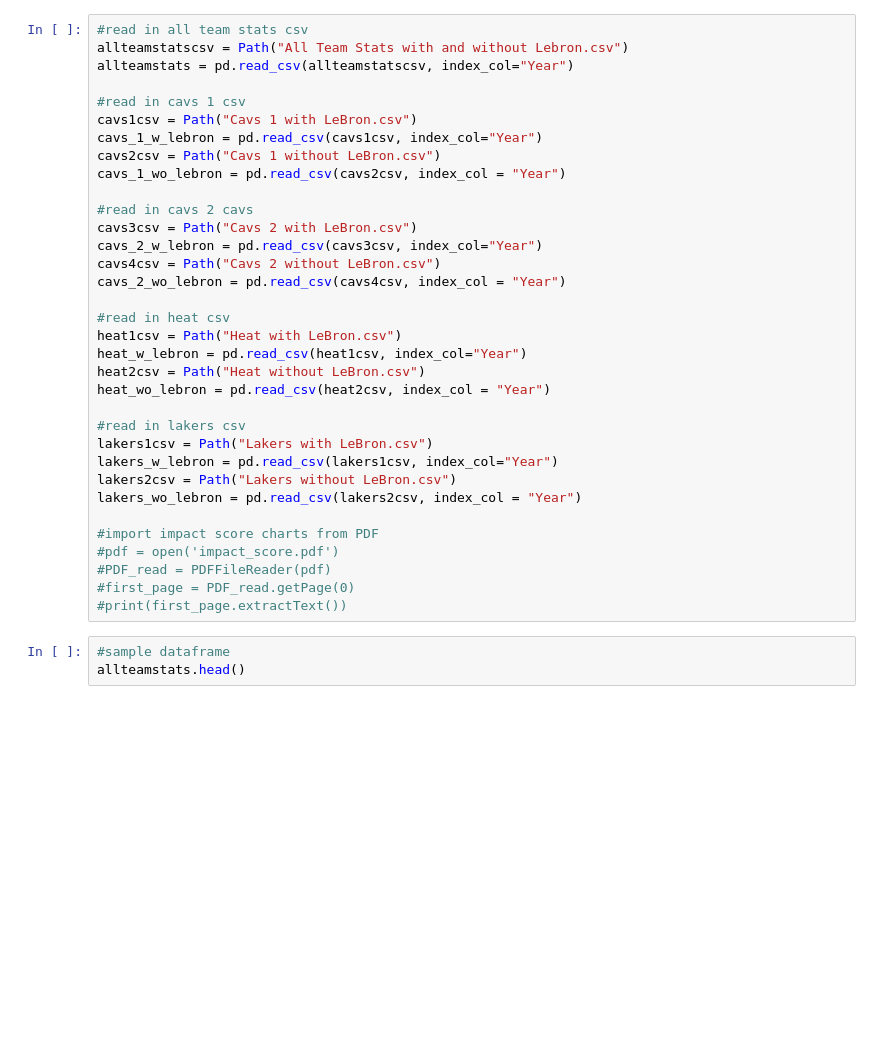
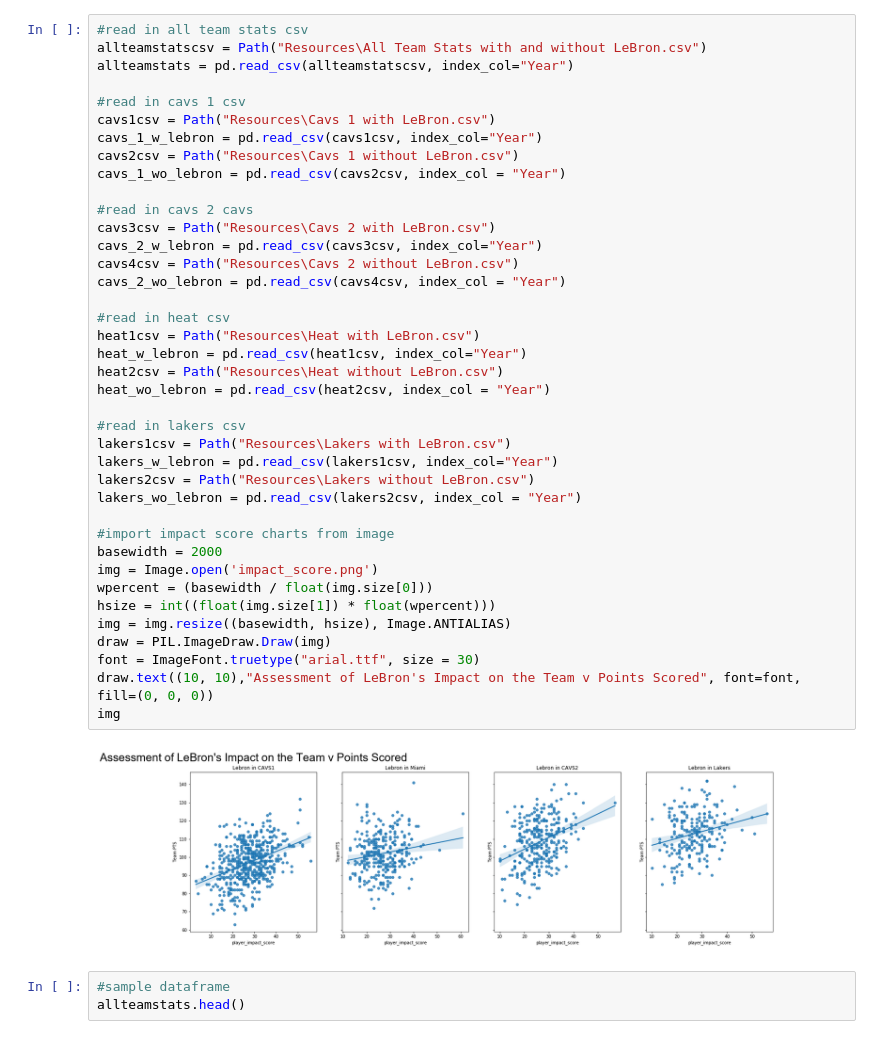
Before and after one commit to christilbey/Group-2-Assignment, a Jupyter notebook: dashboard.ipynb, the cells around one changed output. Saved outputs shown, nothing was run; the diff lists cells and outputs as text; blank space fills up the shorter version.

```diff
--- a/dashboard.ipynb
+++ b/dashboard.ipynb
@@ -25,37 +23,44 @@ ImportError: cannot import name 'PDFFileReader' from 'PyPDF2' (C:\Users\dhaam\an
 # %%
 #read in all team stats csv
-allteamstatscsv = Path("All Team Stats with and without Lebron.csv")
+allteamstatscsv = Path("Resources\All Team Stats with and without LeBron.csv")
 allteamstats = pd.read_csv(allteamstatscsv, index_col="Year")
 
 #read in cavs 1 csv
-cavs1csv = Path("Cavs 1 with LeBron.csv")
+cavs1csv = Path("Resources\Cavs 1 with LeBron.csv")
 cavs_1_w_lebron = pd.read_csv(cavs1csv, index_col="Year")
-cavs2csv = Path("Cavs 1 without LeBron.csv")
+cavs2csv = Path("Resources\Cavs 1 without LeBron.csv")
 cavs_1_wo_lebron = pd.read_csv(cavs2csv, index_col = "Year")
 
 #read in cavs 2 cavs
-cavs3csv = Path("Cavs 2 with LeBron.csv")
+cavs3csv = Path("Resources\Cavs 2 with LeBron.csv")
 cavs_2_w_lebron = pd.read_csv(cavs3csv, index_col="Year")
-cavs4csv = Path("Cavs 2 without LeBron.csv")
+cavs4csv = Path("Resources\Cavs 2 without LeBron.csv")
 cavs_2_wo_lebron = pd.read_csv(cavs4csv, index_col = "Year")
 
 #read in heat csv
-heat1csv = Path("Heat with LeBron.csv")
+heat1csv = Path("Resources\Heat with LeBron.csv")
 heat_w_lebron = pd.read_csv(heat1csv, index_col="Year")
-heat2csv = Path("Heat without LeBron.csv")
+heat2csv = Path("Resources\Heat without LeBron.csv")
 heat_wo_lebron = pd.read_csv(heat2csv, index_col = "Year")
 
 #read in lakers csv
-lakers1csv = Path("Lakers with LeBron.csv")
+lakers1csv = Path("Resources\Lakers with LeBron.csv")
 lakers_w_lebron = pd.read_csv(lakers1csv, index_col="Year")
-lakers2csv = Path("Lakers without LeBron.csv")
+lakers2csv = Path("Resources\Lakers without LeBron.csv")
 lakers_wo_lebron = pd.read_csv(lakers2csv, index_col = "Year")
 
-#import impact score charts from PDF
-#pdf = open('impact_score.pdf')
-#PDF_read = PDFFileReader(pdf)
-#first_page = PDF_read.getPage(0)
-#print(first_page.extractText())
+#import impact score charts from image
+basewidth = 2000
+img = Image.open('impact_score.png')
+wpercent = (basewidth / float(img.size[0]))
+hsize = int((float(img.size[1]) * float(wpercent)))
+img = img.resize((basewidth, hsize), Image.ANTIALIAS)
+draw = PIL.ImageDraw.Draw(img)
+font = ImageFont.truetype("arial.ttf", size = 30)
+draw.text((10, 10),"Assessment of LeBron's Impact on the Team v Points Scored", font=font, fill=(0, 0, 0))
+img
+# %% [output]
+[figure, added]
 # %%
 #sample dataframe
 allteamstats.head()
```
Also changed, not shown: parts of 4 cells of this notebook, 11 other files.
